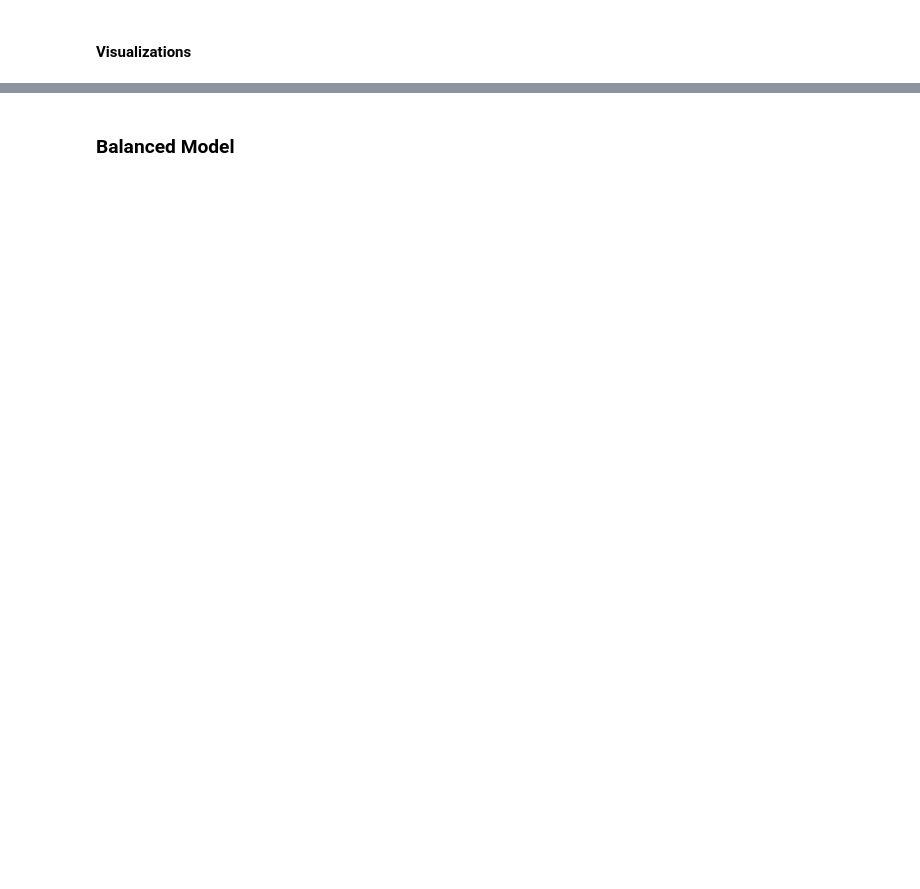
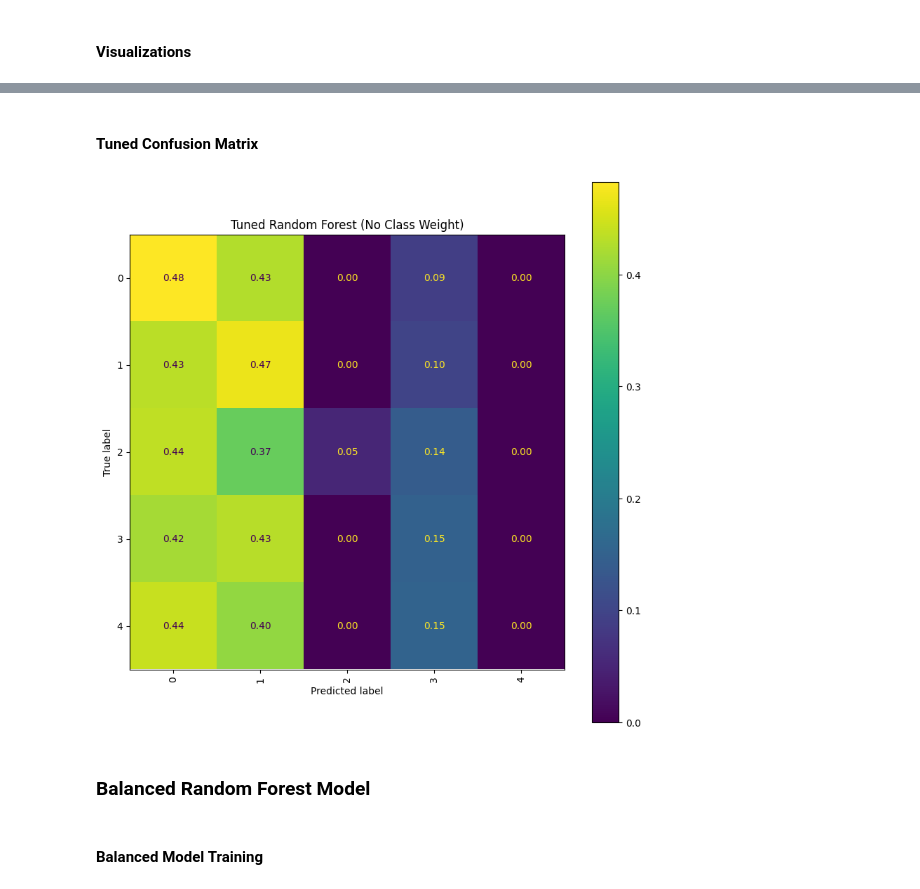
Before and after one commit to AngelaLee03/ProjectFinalReport, a Jupyter notebook: models/random_forest.ipynb, the cells around one changed output, grey strips where cells are left out. Cells and saved outputs as stored; diff of their text form; code cells hidden in the pictures; blank space fills up the shorter version.

Commit message:
using random search again

```diff
--- a/models/random_forest.ipynb
+++ b/models/random_forest.ipynb
@@ -157,0 +112,28 @@ for i in range(3):
+# %%
+# use randomized search to tune hyperparams
+from sklearn.model_selection import cross_val_score, RandomizedSearchCV
+
+param_dist = {
+    "n_estimators": [100, 200, 300, 500],
+    "max_depth": [None, 10, 20, 30],
+    "min_samples_split": [2, 5, 10],
+    "min_samples_leaf": [1, 2, 4],
+    "max_features": ["sqrt", "log2"]
+}
+
+rf = RandomForestClassifier(random_state=42)
+
+search = RandomizedSearchCV(
+    rf,
+    param_distributions=param_dist,
+    n_iter=50,
+    cv=3,
+    scoring="f1_weighted",
+    verbose=1,
+    n_jobs=2,
+    random_state=42
+)
+
+search.fit(X_train, y_train)
+
+print("Best parameters:", search.best_params_)
@@ -157,0 +145,5 @@ for i in range(3):
+# %%
+# no class weight model
+best_rf = search.best_estimator_
+
+y_pred_best = best_rf.predict(X_test)
@@ -158,3 +168,19 @@ for i in range(3):
+# %% [markdown]
+#### Tuned Confusion Matrix
+# %%
+cm = confusion_matrix(y_test, y_pred_best, normalize='true')
+
+fig, ax = plt.subplots(figsize=(10, 10))
+disp = ConfusionMatrixDisplay(confusion_matrix=cm)
+disp.plot(ax=ax, values_format=".2f")
+
+plt.xticks(rotation=90)
+plt.title("Tuned Random Forest (No Class Weight)")
+plt.show()
+# %% [output]
+[figure, added]
 # %% [markdown]
-### Balanced Model
+### Balanced Random Forest Model
+# %% [markdown]
+#### Balanced Model Training
 # %%
```
Also changed, not shown: parts of 20 cells of this notebook.
